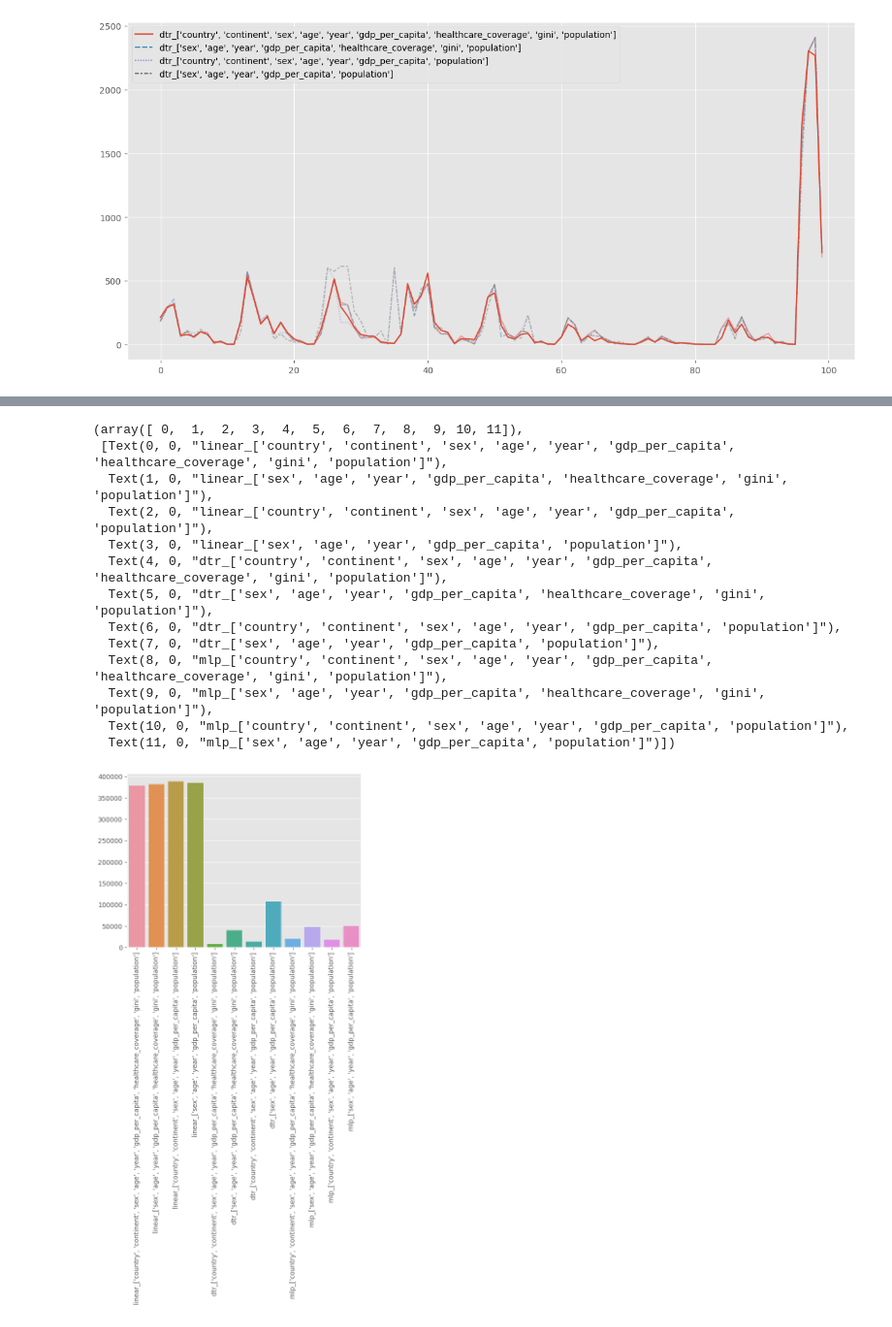
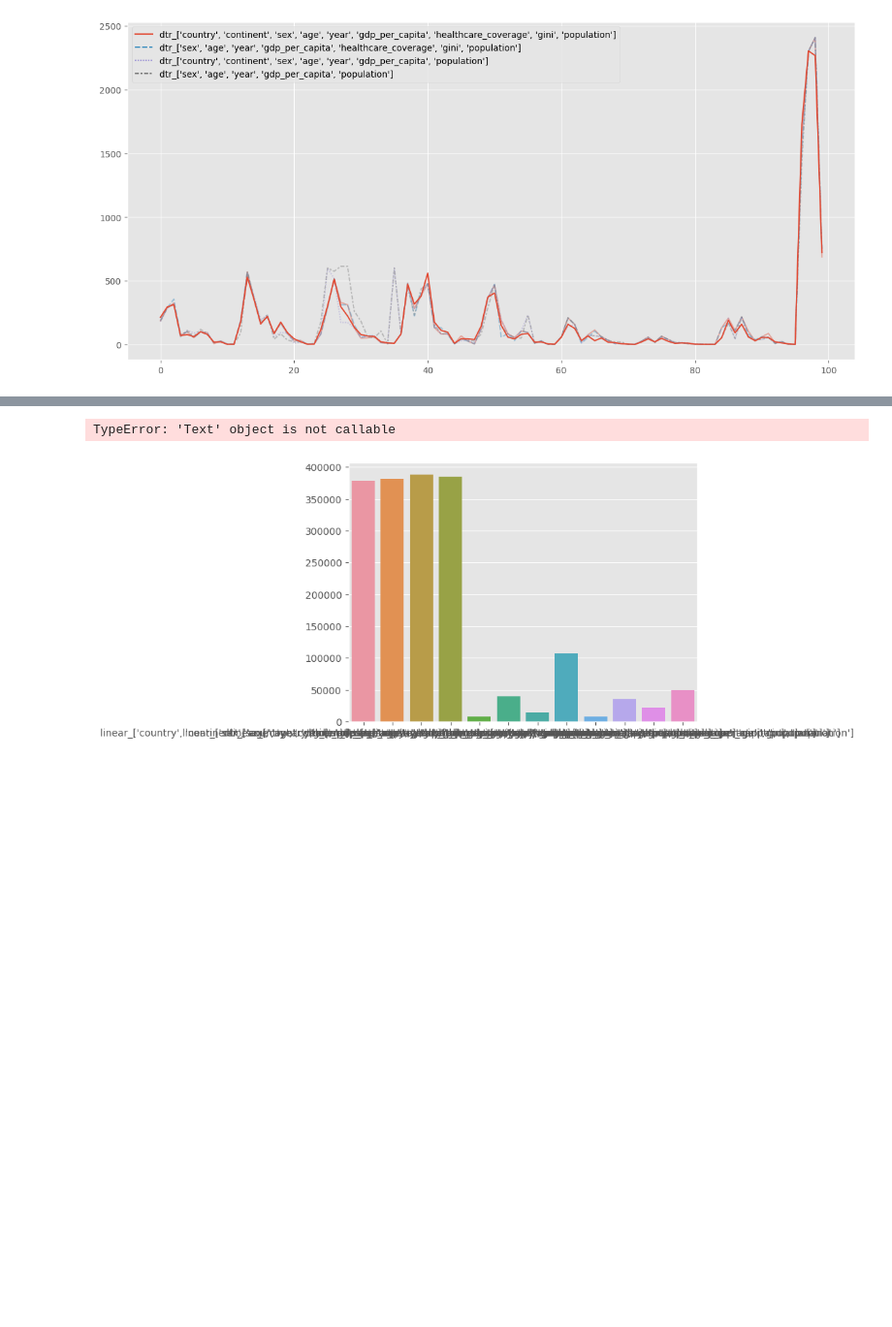
Before and after one commit to MarcelRosier/bdp_project, a Jupyter notebook: mental_health/compare_features.ipynb, the cells around one changed output, grey strips where cells are left out. Shown at 97% size. Saved outputs shown, nothing was run; the diff lists cells and outputs as text; code cells hidden in the pictures; blank space fills up the shorter version.

```diff
--- a/mental_health/compare_features.ipynb
+++ b/mental_health/compare_features.ipynb
@@ -133,23 +133,11 @@ mse
 # %%
+plt.title("MSE")
 df = pd.DataFrame(mse, index=range(1))
-sns.barplot(df)
-plt.title("MSE")
+ax = sns.barplot(df)
 plt.xticks(rotation=90)
 # %% [output]
-(array([ 0,  1,  2,  3,  4,  5,  6,  7,  8,  9, 10, 11]),
- [Text(0, 0, "linear_['country', 'continent', 'sex', 'age', 'year', 'gdp_per_capita', 'healthcare_coverage', 'gini', 'population']"),
-  Text(1, 0, "linear_['sex', 'age', 'year', 'gdp_per_capita', 'healthcare_coverage', 'gini', 'population']"),
-  Text(2, 0, "linear_['country', 'continent', 'sex', 'age', 'year', 'gdp_per_capita', 'population']"),
-  Text(3, 0, "linear_['sex', 'age', 'year', 'gdp_per_capita', 'population']"),
-  Text(4, 0, "dtr_['country', 'continent', 'sex', 'age', 'year', 'gdp_per_capita', 'healthcare_coverage', 'gini', 'population']"),
-  Text(5, 0, "dtr_['sex', 'age', 'year', 'gdp_per_capita', 'healthcare_coverage', 'gini', 'population']"),
-  Text(6, 0, "dtr_['country', 'continent', 'sex', 'age', 'year', 'gdp_per_capita', 'population']"),
-  Text(7, 0, "dtr_['sex', 'age', 'year', 'gdp_per_capita', 'population']"),
-  Text(8, 0, "mlp_['country', 'continent', 'sex', 'age', 'year', 'gdp_per_capita', 'healthcare_coverage', 'gini', 'population']"),
-  Text(9, 0, "mlp_['sex', 'age', 'year', 'gdp_per_capita', 'healthcare_coverage', 'gini', 'population']"),
-  Text(10, 0, "mlp_['country', 'continent', 'sex', 'age', 'year', 'gdp_per_capita', 'population']"),
-  Text(11, 0, "mlp_['sex', 'age', 'year', 'gdp_per_capita', 'population']")])
+TypeError: 'Text' object is not callable
-[figure, old version]
+[figure, new version]
 # %%
 df = pd.DataFrame(mae, index=range(1))
 sns.barplot(df)
```
Also changed, not shown: parts of 3 cells of this notebook, 5 other files.
